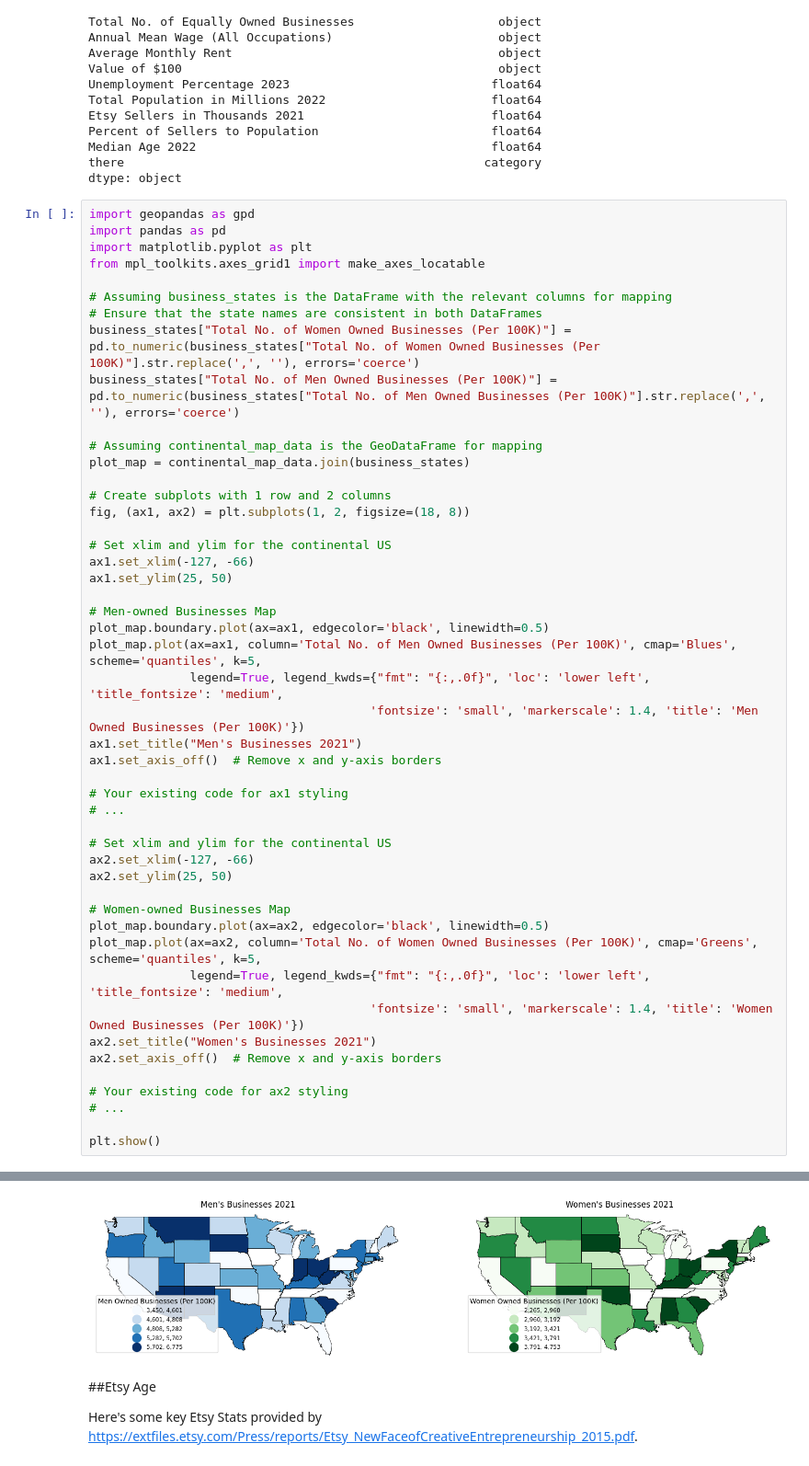
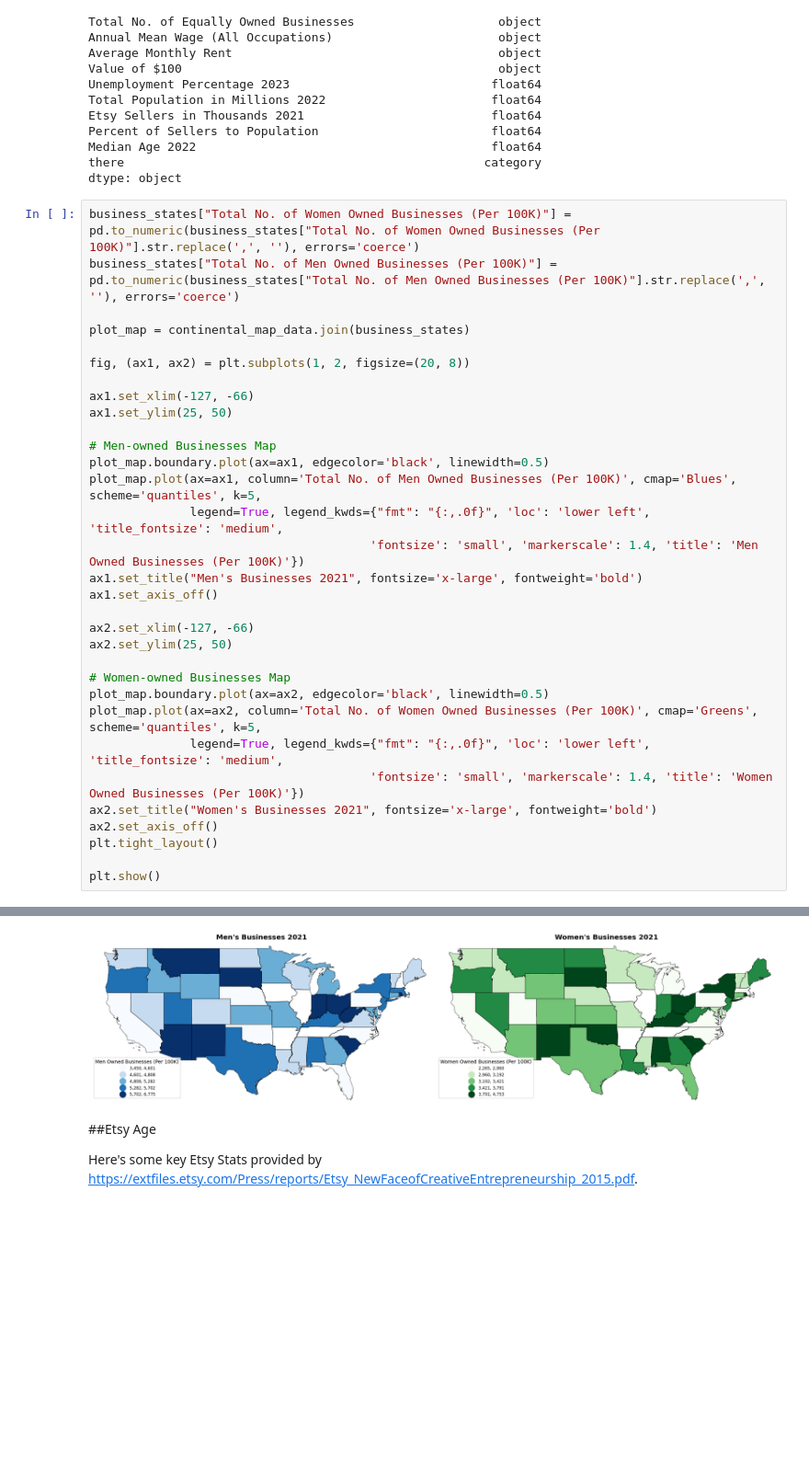
Before and after one commit to khagerthey/GIS, a Jupyter notebook: PS4.ipynb, the cells around one changed output, grey strips where cells are left out. Shown at 92% size. Saved outputs shown, nothing was run; the diff lists cells and outputs as text; blank space fills up the shorter version.

```diff
--- a/PS4.ipynb
+++ b/PS4.ipynb
@@ -497,65 +497,49 @@ Median Age 2022                                         float64
 there                                                  category
 dtype: object
 # %%
-import geopandas as gpd
-import pandas as pd
-import matplotlib.pyplot as plt
-from mpl_toolkits.axes_grid1 import make_axes_locatable
-
-# Assuming business_states is the DataFrame with the relevant columns for mapping
-# Ensure that the state names are consistent in both DataFrames
 business_states["Total No. of Women Owned Businesses (Per 100K)"] = pd.to_numeric(business_states["Total No. of Women Owned Businesses (Per 100K)"].str.replace(',', ''), errors='coerce')
 business_states["Total No. of Men Owned Businesses (Per 100K)"] = pd.to_numeric(business_states["Total No. of Men Owned Businesses (Per 100K)"].str.replace(',', ''), errors='coerce')
 
-# Assuming continental_map_data is the GeoDataFrame for mapping
 plot_map = continental_map_data.join(business_states)
 
-# Create subplots with 1 row and 2 columns
-fig, (ax1, ax2) = plt.subplots(1, 2, figsize=(18, 8))
+fig, (ax1, ax2) = plt.subplots(1, 2, figsize=(20, 8))
 
-# Set xlim and ylim for the continental US
 ax1.set_xlim(-127, -66)
 ax1.set_ylim(25, 50)
 
 # Men-owned Businesses Map
 plot_map.boundary.plot(ax=ax1, edgecolor='black', linewidth=0.5)
 plot_map.plot(ax=ax1, column='Total No. of Men Owned Businesses (Per 100K)', cmap='Blues', scheme='quantiles', k=5,
               legend=True, legend_kwds={"fmt": "{:,.0f}", 'loc': 'lower left', 'title_fontsize': 'medium',
                                        'fontsize': 'small', 'markerscale': 1.4, 'title': 'Men Owned Businesses (Per 100K)'})
-ax1.set_title("Men's Businesses 2021")
-ax1.set_axis_off()  # Remove x and y-axis borders
+ax1.set_title("Men's Businesses 2021", fontsize='x-large', fontweight='bold')
+ax1.set_axis_off()
 
-# Your existing code for ax1 styling
-# ...
-
-# Set xlim and ylim for the continental US
 ax2.set_xlim(-127, -66)
 ax2.set_ylim(25, 50)
 
 # Women-owned Businesses Map
 plot_map.boundary.plot(ax=ax2, edgecolor='black', linewidth=0.5)
 plot_map.plot(ax=ax2, column='Total No. of Women Owned Businesses (Per 100K)', cmap='Greens', scheme='quantiles', k=5,
               legend=True, legend_kwds={"fmt": "{:,.0f}", 'loc': 'lower left', 'title_fontsize': 'medium',
                                        'fontsize': 'small', 'markerscale': 1.4, 'title': 'Women Owned Businesses (Per 100K)'})
-ax2.set_title("Women's Businesses 2021")
-ax2.set_axis_off()  # Remove x and y-axis borders
-
-# Your existing code for ax2 styling
-# ...
+ax2.set_title("Women's Businesses 2021", fontsize='x-large', fontweight='bold')
+ax2.set_axis_off()
+plt.tight_layout()
 
 plt.show()
 # %% [output]
 (-127.0, -66.0)
 (25.0, 50.0)
 <Axes: >
 <Axes: >
 Text(0.5, 1.0, "Men's Businesses 2021")
 (-127.0, -66.0)
 (25.0, 50.0)
 <Axes: >
 <Axes: >
 Text(0.5, 1.0, "Women's Businesses 2021")
-[figure, old version]
+[figure, new version]
 # %% [markdown]
 ##Etsy Age
 
```
Also changed, not shown: parts of 2 cells of this notebook.
